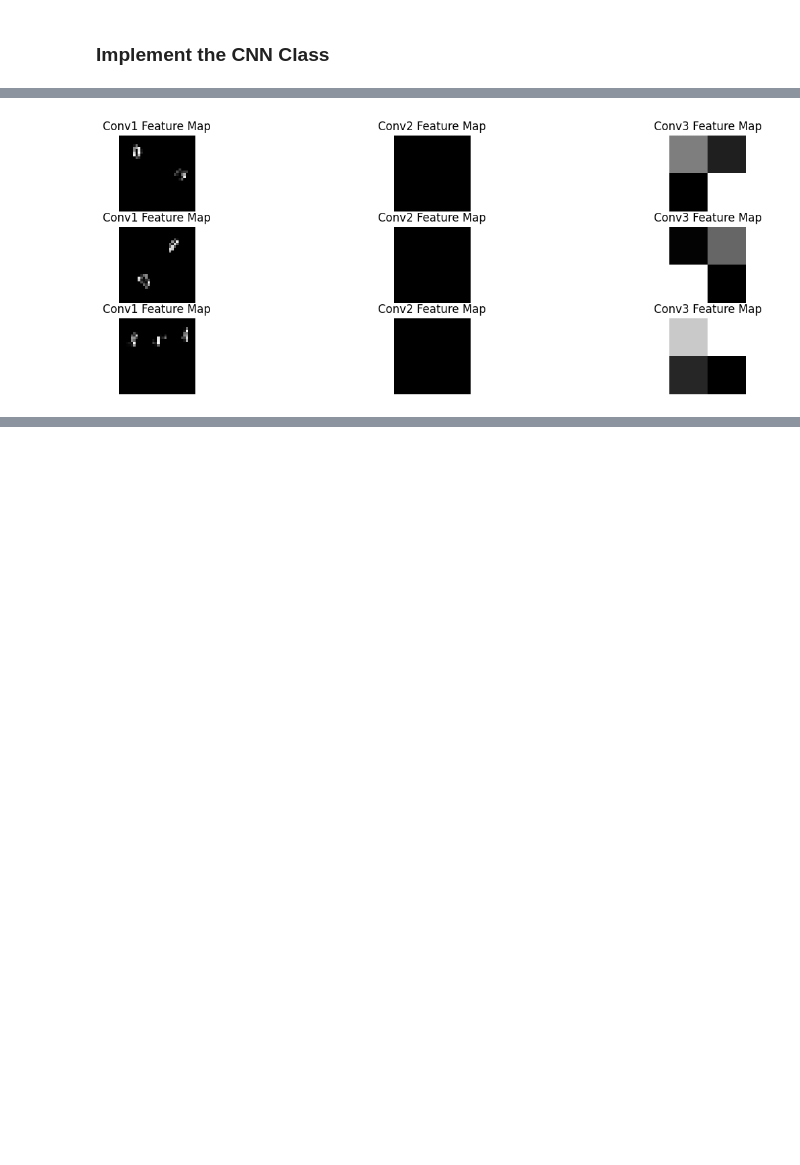
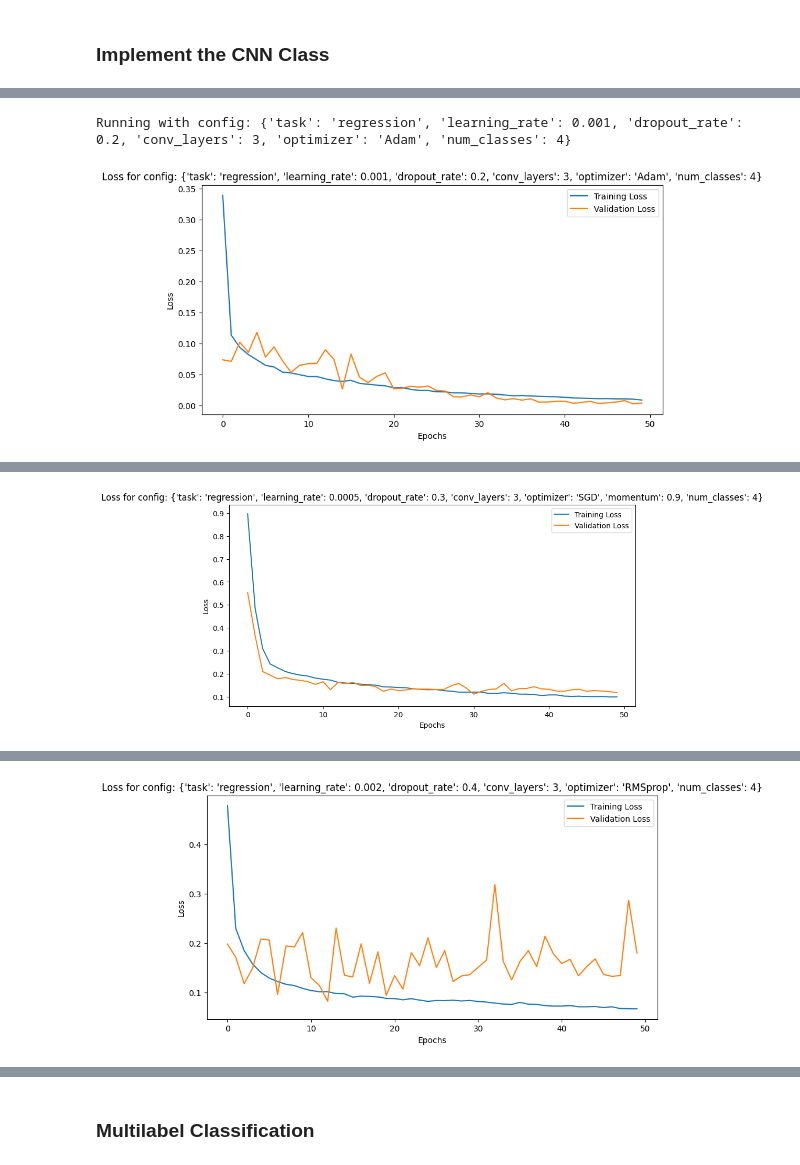
Before and after one commit to himanshuyv/SMAI, a Jupyter notebook: assignments/4/CNN.ipynb, the cells around one changed output, grey strips where cells are left out. Drawn from its saved outputs; the diff is of its cells as text; code cells hidden in the pictures; blank space fills up the shorter version.

```diff
--- a/assignments/4/CNN.ipynb
+++ b/assignments/4/CNN.ipynb
@@ -244,5 +478,60 @@ Epoch 12, Validation Accuracy: 99.93%, Validation Loss: 0.009396
 ... (3 outputs left out)
-# %%
-model_single_regression.visulize_feature_maps(train_loader_regression, device=device)
-# %% [output]
-[figure, removed]
+# %%
+regression_configs = [
+    {
+        "task": "regression",
+        "learning_rate": 0.001,
+        "dropout_rate": 0.2,
+        "conv_layers": 3,
+        "optimizer": "Adam",
+        "num_classes": 4
+    },
+    {
+        "task": "regression",
+        "learning_rate": 0.0005,
+        "dropout_rate": 0.3,
+        "conv_layers": 3,
+        "optimizer": "SGD",
+        "momentum": 0.9,
+        "num_classes": 4
+    },
+    {
+        "task": "regression",
+        "learning_rate": 0.002,
+        "dropout_rate": 0.4,
+        "conv_layers": 3,
+        "optimizer": "RMSprop",
+        "num_classes": 4
+    },
+    {
+        "task": "regression",
+        "learning_rate": 0.0001,
+        "dropout_rate": 0.25,
+        "conv_layers": 2,
+        "optimizer": "Adam",
+        "num_classes": 4
+    },
+    {
+        "task": "regression",
+        "learning_rate": 0.005,
+        "dropout_rate": 0.1,
+        "conv_layers": 2,
+        "optimizer": "SGD",
+        "momentum": 0.85,
+        "num_classes": 4
+    },
+
+    {
+        "task": "regression",
+        "learning_rate": 0.001,
+        "dropout_rate": 0.0,
+        "conv_layers": 2,
+        "optimizer": "Adam",
+        "num_classes": 4
+    }
+]
+
+results = tune(train_loader_regression, val_loader_regression, test_loader_regression, regression_configs, num_epochs=50, device=device)
+# %% [output]
+Running with config: {'task': 'regression', 'learning_rate': 0.001, 'dropout_rate': 0.2, 'conv_layers': 3, 'optimizer': 'Adam', 'num_classes': 4}
+[figure, added]
@@ -248,0 +540 @@ model_single_regression.visulize_feature_maps(train_loader_regression, device=de
+[figure, added]
@@ -248,0 +543 @@ model_single_regression.visulize_feature_maps(train_loader_regression, device=de
+[figure, added]
@@ -249,3 +554,5 @@ model_single_regression.visulize_feature_maps(train_loader_regression, device=de
+# %% [markdown]
+### Multilabel Classification
 # %%
 def load_mnist_data_multilabel(path):
     splits = ['train', 'val', 'test']
```
Also changed, not shown: parts of 14 cells of this notebook.
